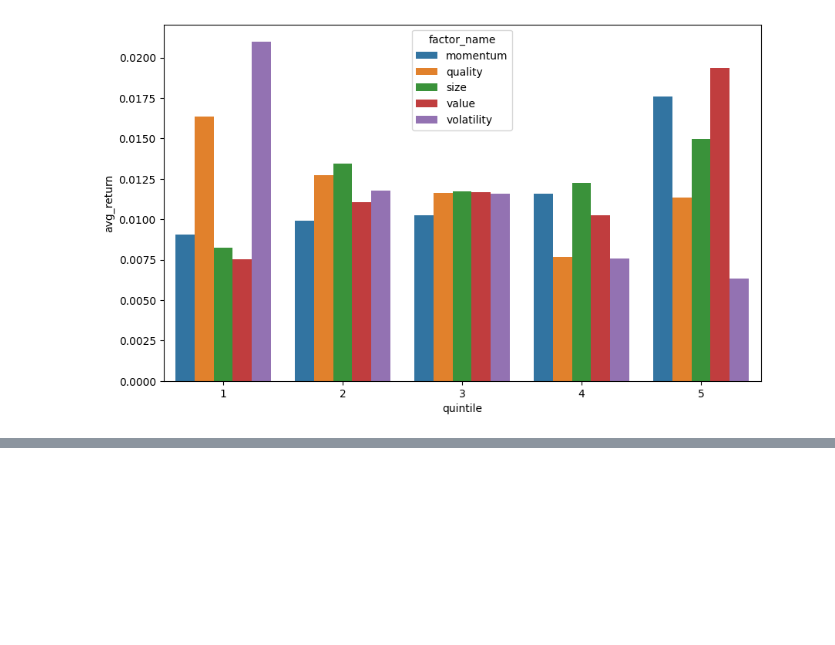
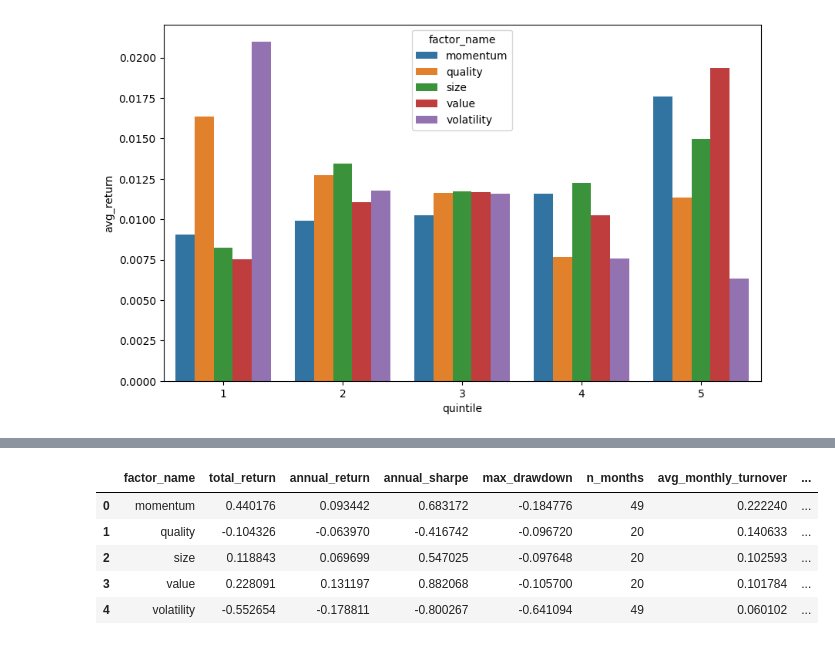
Before and after one commit to Tony-Steiner/factor-research-platform, a Jupyter notebook: notebooks/test_factors.ipynb, the cells around one changed output, grey strips where cells are left out. Saved outputs shown, nothing was run; the diff lists cells and outputs as text; code cells hidden in the pictures; blank space fills up the shorter version.

```diff
--- a/notebooks/test_factors.ipynb
+++ b/notebooks/test_factors.ipynb
@@ -307,0 +410,22 @@ plt.show()
+# %%
+from analysis.backtest import compute_performance_metrics, compute_turnover
+
+perf_df = compute_performance_metrics(engine)
+# %%
+turnover_df = compute_turnover(engine)
+# %%
+# annual cost = monthly turnover * 12 months * 2 legs * 10bps per trade
+turnover_df['annual_cost'] = turnover_df['avg_monthly_turnover'] * 12 * 2 * 0.001
+# %%
+merged = perf_df.merge(turnover_df, on = 'factor_name')
+merged['adj_annual_return'] = merged['annual_return'] - merged['annual_cost']
+merged['adj_sharpe'] = merged['adj_annual_return'] / (merged['annual_return'] / merged['annual_sharpe'])
+# %%
+merged
+# %% [output]
+|  | factor_name | total_return | annual_return | annual_sharpe | max_drawdown | n_months | avg_monthly_turnover | ... |
+| 0 | momentum | 0.440176 | 0.093442 | 0.683172 | -0.184776 | 49 | 0.222240 | ... |
+| 1 | quality | -0.104326 | -0.063970 | -0.416742 | -0.096720 | 20 | 0.140633 | ... |
+| 2 | size | 0.118843 | 0.069699 | 0.547025 | -0.097648 | 20 | 0.102593 | ... |
+| 3 | value | 0.228091 | 0.131197 | 0.882068 | -0.105700 | 20 | 0.101784 | ... |
+| 4 | volatility | -0.552654 | -0.178811 | -0.800267 | -0.641094 | 49 | 0.060102 | ... |
```
Also changed, not shown: parts of 11 cells of this notebook, 4 other files.
